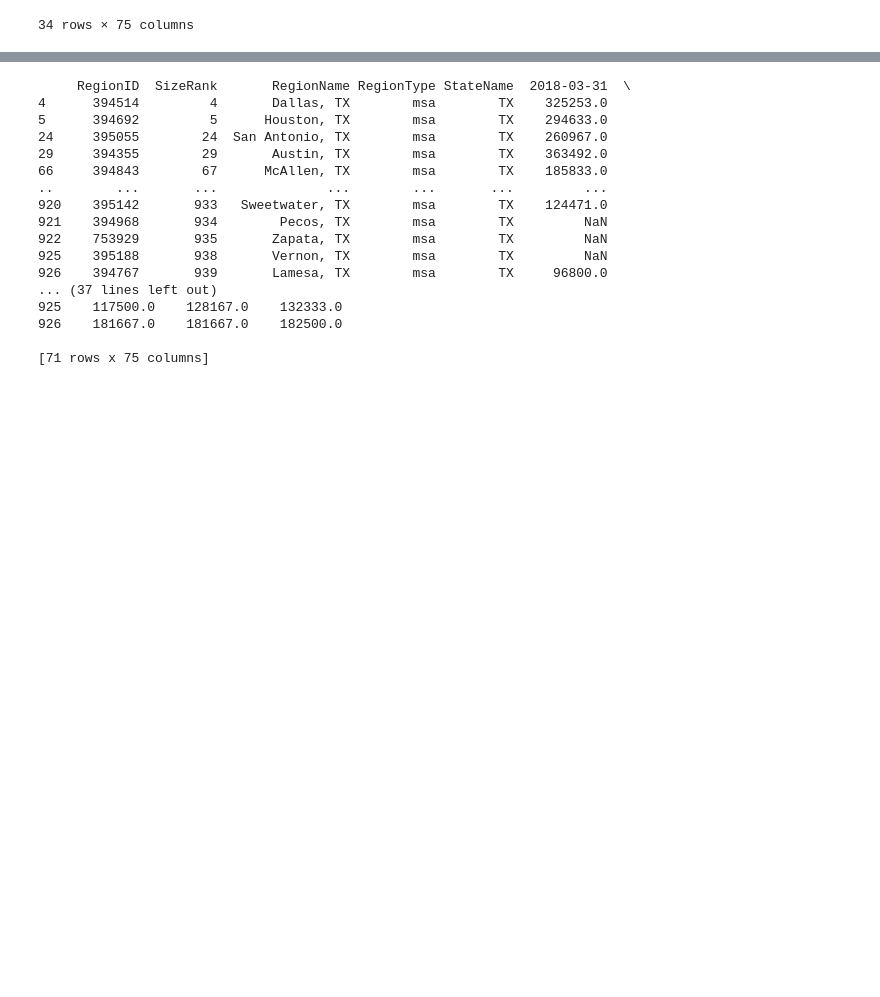
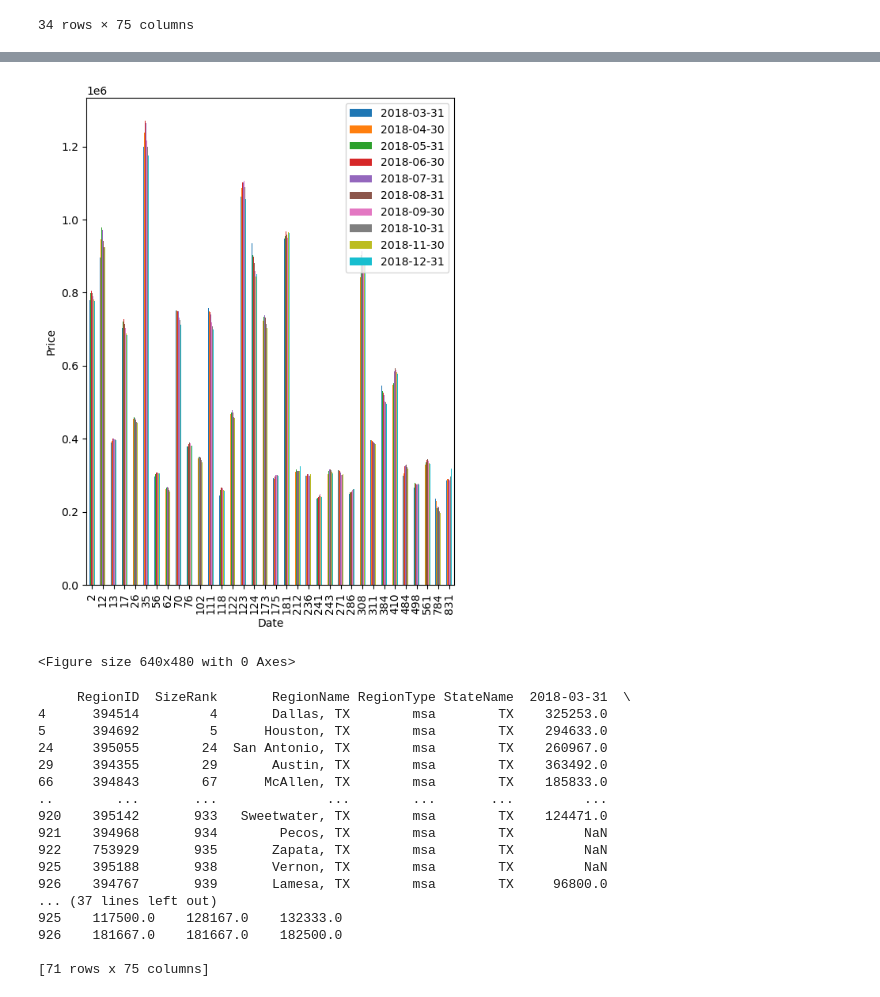
Before and after one commit to JAMayo13240/Data-Analysis-Project-3, a Jupyter notebook: tutor_analysis_mt.ipynb, the cells around one changed output, grey strips where cells are left out. Cells and saved outputs as stored; diff of their text form; code cells hidden in the pictures; blank space fills up the shorter version.

```diff
--- a/tutor_analysis_mt.ipynb
+++ b/tutor_analysis_mt.ipynb
@@ -80,3 +134,16 @@ df_california
+# %%
+# Create a bar chart based off of the group series from before
+avg_price = selected_data_ca_18.plot(kind='bar', figsize=(6,8))
+
+# Set the xlabel and ylabel using class methods
+avg_price.set_xlabel("Date")
+avg_price.set_ylabel("Price")
+
+plt.show()
+plt.tight_layout()
+# %% [output]
+[figure, added]
+<Figure size 640x480 with 0 Axes>
 # %%
 df_texas = df[df['StateName']== 'TX']
 print(df_texas)
```
Also changed, not shown: parts of 6 cells of this notebook, 2 other files.
